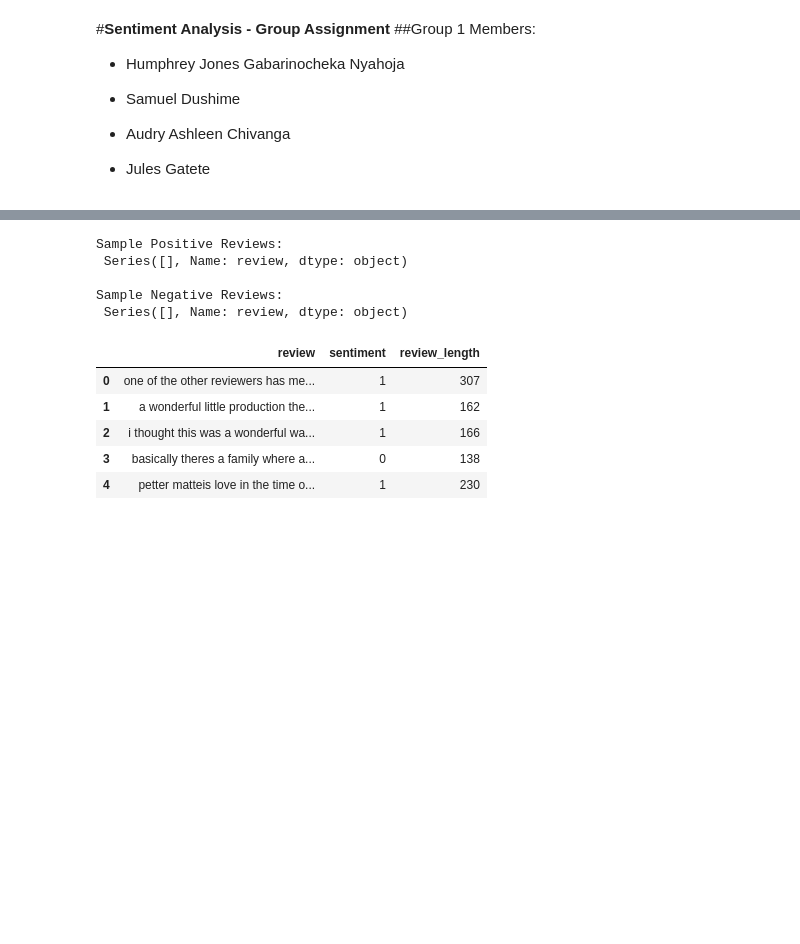
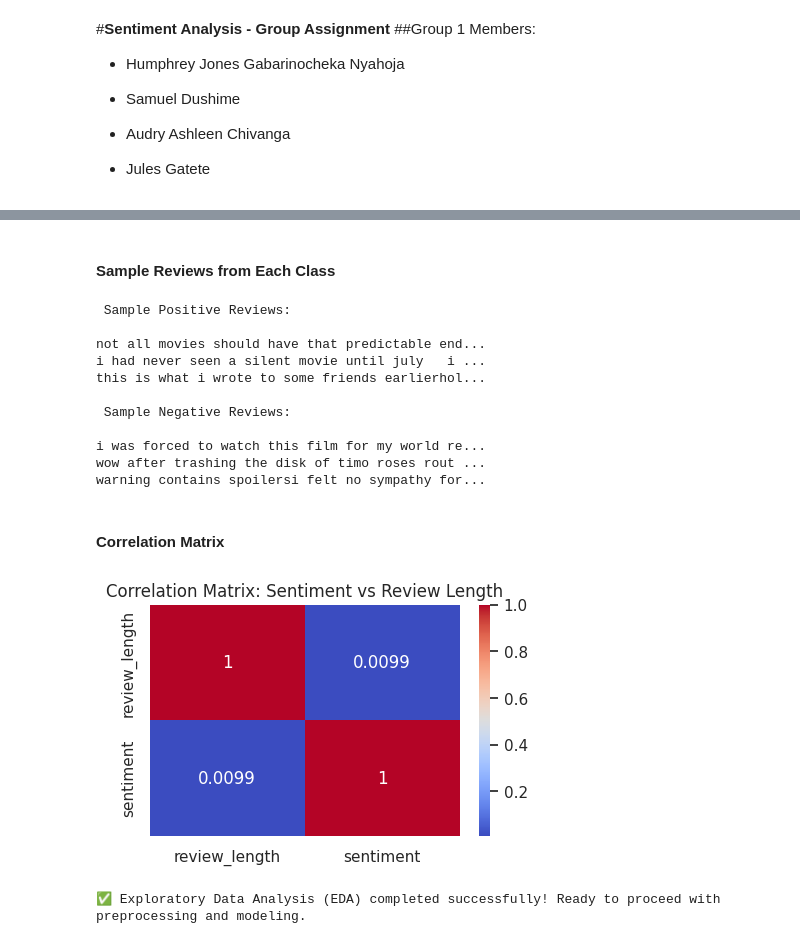
Before and after one commit to 1772hojaz/alu-ml_tech1-assignment, a Jupyter notebook: Sentiment_Analysis.ipynb, the cells around one changed output, grey strips where cells are left out. Drawn from its saved outputs; the diff is of its cells as text; code cells hidden in the pictures; blank space fills up the shorter version.

Commit message:
exploratory data analysis

```diff
--- a/Sentiment_Analysis.ipynb
+++ b/Sentiment_Analysis.ipynb
@@ -142,31 +171,33 @@ plt.show()
+# %% [markdown]
+#### **Sample Reviews from Each Class**
 # %%
-# 8. Display a Few Sample Reviews from Each Class for Context
-print("\nSample Positive Reviews:\n", df[df['sentiment'] == 'positive'].head(3)['review'], "\n")
-print("Sample Negative Reviews:\n", df[df['sentiment'] == 'negative'].head(3)['review'])
+print("\n Sample Positive Reviews:\n")
+print(df[df['sentiment'] == 1].sample(3)['review'].to_string(index=False))
+
+print("\n Sample Negative Reviews:\n")
+print(df[df['sentiment'] == 0].sample(3)['review'].to_string(index=False))
 # %% [output]
-Sample Positive Reviews:
- Series([], Name: review, dtype: object)
+ Sample Positive Reviews:
 
-Sample Negative Reviews:
- Series([], Name: review, dtype: object)
+not all movies should have that predictable end...
+i had never seen a silent movie until july   i ...
+this is what i wrote to some friends earlierhol...
+
+ Sample Negative Reviews:
+
+i was forced to watch this film for my world re...
+wow after trashing the disk of timo roses rout ...
+warning contains spoilersi felt no sympathy for...
-# %%
-# Map sentiment to numbers
-df['sentiment'] = df['sentiment'].map({'positive': 1, 'negative': 0})
-
-# Clean the text
-def clean_text(text):
-    text = text.lower()  # Lowercase
-    text = re.sub(r"<.*?>", "", text)  # Remove HTML
-    text = re.sub(r"[^a-zA-Z\s]", "", text)  # Remove punctuation and numbers
-    return text
-
-df['review'] = df['review'].apply(clean_text)
-
-df.head()
-# %% [output]
-|  | review | sentiment | review_length |
-| 0 | one of the other reviewers has me... | 1 | 307 |
-| 1 | a wonderful little production the... | 1 | 162 |
-| 2 | i thought this was a wonderful wa... | 1 | 166 |
-| 3 | basically theres a family where a... | 0 | 138 |
-| 4 | petter matteis love in the time o... | 1 | 230 |
+# %% [markdown]
+#### **Correlation Matrix**
+# %%
+plt.figure(figsize=(5, 3))
+sns.heatmap(df[['review_length', 'sentiment']].corr(), annot=True, cmap='coolwarm')
+plt.title("Correlation Matrix: Sentiment vs Review Length")
+plt.show()
+# %% [output]
+[figure, added]
+# %%
+print("\n✅ Exploratory Data Analysis (EDA) completed successfully! Ready to proceed with preprocessing and modeling.")
+# %% [output]
+✅ Exploratory Data Analysis (EDA) completed successfully! Ready to proceed with preprocessing and modeling.
```
Also changed, not shown: parts of 25 cells of this notebook.
